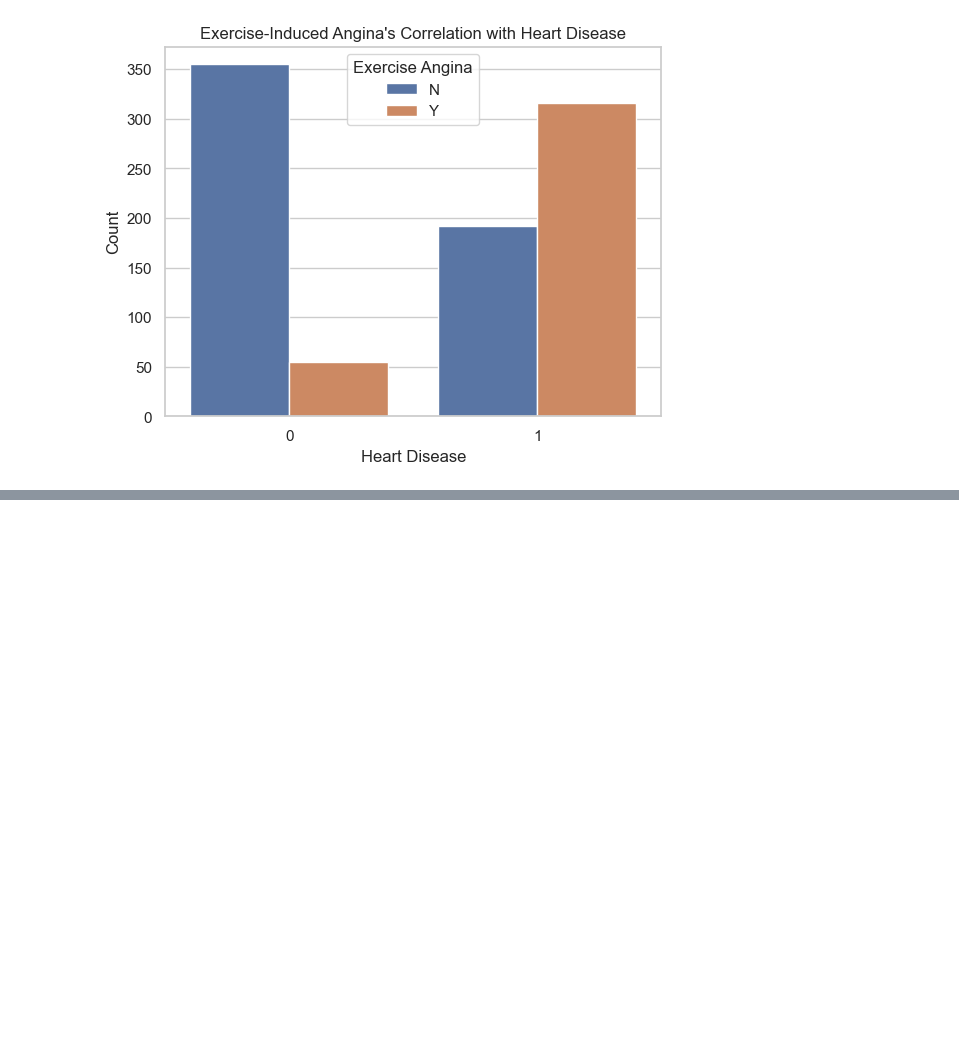
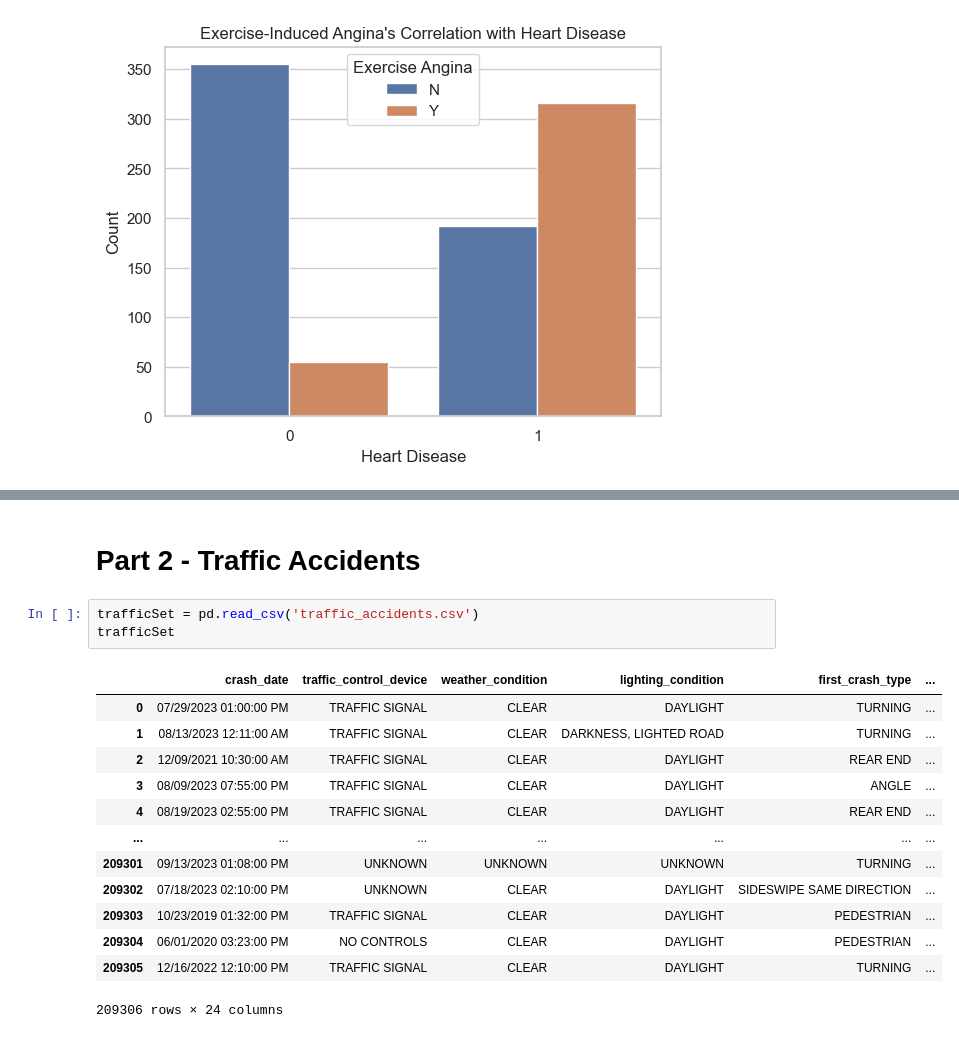
Before and after one commit to jutinwang/A1---CSI4142---GR48, a Jupyter notebook: G48-A1.ipynb, the cells around one changed output, grey strips where cells are left out. Saved outputs shown, nothing was run; the diff lists cells and outputs as text; blank space fills up the shorter version.

Commit message:
Added traffic accident dataset

```diff
--- a/G48-A1.ipynb
+++ b/G48-A1.ipynb
@@ -305,0 +318,19 @@ plt.show()
+# %% [markdown]
+# Part 2 - Traffic Accidents
+# %%
+trafficSet = pd.read_csv('traffic_accidents.csv')
+trafficSet
+# %% [output]
+|  | crash_date | traffic_control_device | weather_condition | lighting_condition | first_crash_type | ... |
+| 0 | 07/29/2023 01:00:00 PM | TRAFFIC SIGNAL | CLEAR | DAYLIGHT | TURNING | ... |
+| 1 | 08/13/2023 12:11:00 AM | TRAFFIC SIGNAL | CLEAR | DARKNESS, LIGHTED ROAD | TURNING | ... |
+| 2 | 12/09/2021 10:30:00 AM | TRAFFIC SIGNAL | CLEAR | DAYLIGHT | REAR END | ... |
+| 3 | 08/09/2023 07:55:00 PM | TRAFFIC SIGNAL | CLEAR | DAYLIGHT | ANGLE | ... |
+| 4 | 08/19/2023 02:55:00 PM | TRAFFIC SIGNAL | CLEAR | DAYLIGHT | REAR END | ... |
+| ... | ... | ... | ... | ... | ... | ... |
+| 209301 | 09/13/2023 01:08:00 PM | UNKNOWN | UNKNOWN | UNKNOWN | TURNING | ... |
+| 209302 | 07/18/2023 02:10:00 PM | UNKNOWN | CLEAR | DAYLIGHT | SIDESWIPE SAME DIRECTION | ... |
+| 209303 | 10/23/2019 01:32:00 PM | TRAFFIC SIGNAL | CLEAR | DAYLIGHT | PEDESTRIAN | ... |
+| 209304 | 06/01/2020 03:23:00 PM | NO CONTROLS | CLEAR | DAYLIGHT | PEDESTRIAN | ... |
+| 209305 | 12/16/2022 12:10:00 PM | TRAFFIC SIGNAL | CLEAR | DAYLIGHT | TURNING | ... |
+209306 rows × 24 columns
```
Also changed, not shown: parts of 9 cells of this notebook, 1 other file.
